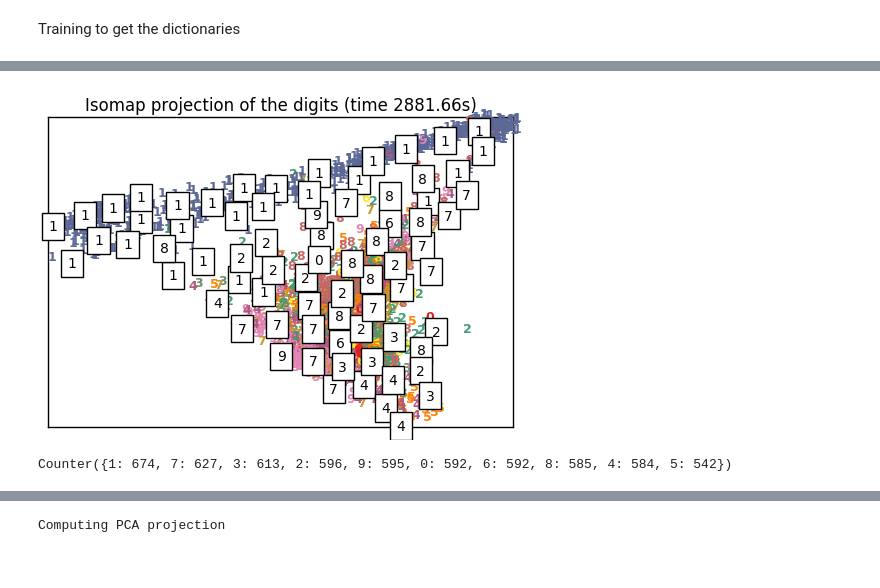
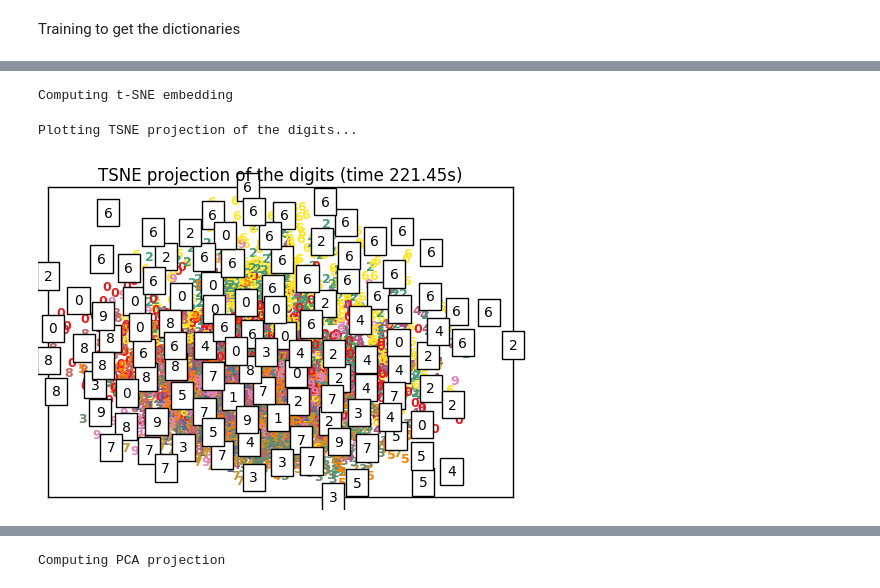
Before and after one commit to anantcs/coms4772, a Jupyter notebook: code/ManifoldLearning.ipynb, the cells around one changed output, grey strips where cells are left out. Drawn from its saved outputs; the diff is of its cells as text; code cells hidden in the pictures.

```diff
--- a/code/ManifoldLearning.ipynb
+++ b/code/ManifoldLearning.ipynb
@@ -92,18 +93,15 @@ def plot_embedding(X, y, title=None):
     plt.xticks([]), plt.yticks([])
     if title is not None:
         plt.title(title)
+# %%
+from sklearn.model_selection import train_test_split
+n_neighbors = 10
+U_train, U_test, Uy_train, Uy_test = train_test_split(U, y, stratify=y,test_size=0.2)
 # %%
-from sklearn.model_selection import train_test_split
-
-n_neighbors = 10
-U_train, U_test, Uy_train, Uy_test = train_test_split(U, y, stratify=y,test_size=0.1)
 # Isomap projection of the digits dataset
 print("Computing Isomap embedding")
 t0 = time()
 X_iso = manifold.Isomap(n_neighbors, n_components=2).fit_transform(U_test)
 print("Done.")
-plot_embedding(X_iso,
-               "Isomap projection of the digits (time %.2fs)" %
-               (time() - t0))
 # %% [output]
 Computing Isomap embedding
@@ -116,22 +120,15 @@ TypeError: unsupported operand type(s) for /: 'str' and 'float'
 print("Computing t-SNE embedding")
 tsne = manifold.TSNE(n_components=2, init='pca', random_state=0)
 t0 = time()
-X_tsne = tsne.fit_transform(X)
-
-plot_embedding(X_tsne,
-               "t-SNE embedding of the digits (time %.2fs)" %
-               (time() - t0))
-
-plt.show()
+X_tsne = tsne.fit_transform(U_test)
+# %% [output]
+Computing t-SNE embedding
 # %%
-plot_embedding(X_iso,
-               Uy_test,"Isomap projection of the digits (time %.2fs)" %
+print("Plotting TSNE projection of the digits...")
+plot_embedding(X_tsne,
+               Uy_test,"TSNE projection of the digits (time %.2fs)" %
                (time() - t0))
-plt.sh
+plt.show()
 # %% [output]
+Plotting TSNE projection of the digits...
-[figure, old version]
+[figure, new version]
-# %%
-import collections
-print collections.Counter(Uy_test)
-# %% [output]
-Counter({1: 674, 7: 627, 3: 613, 2: 596, 9: 595, 0: 592, 6: 592, 8: 585, 4: 584, 5: 542})
```
Also changed, not shown: parts of 8 cells of this notebook, 4 other files.
